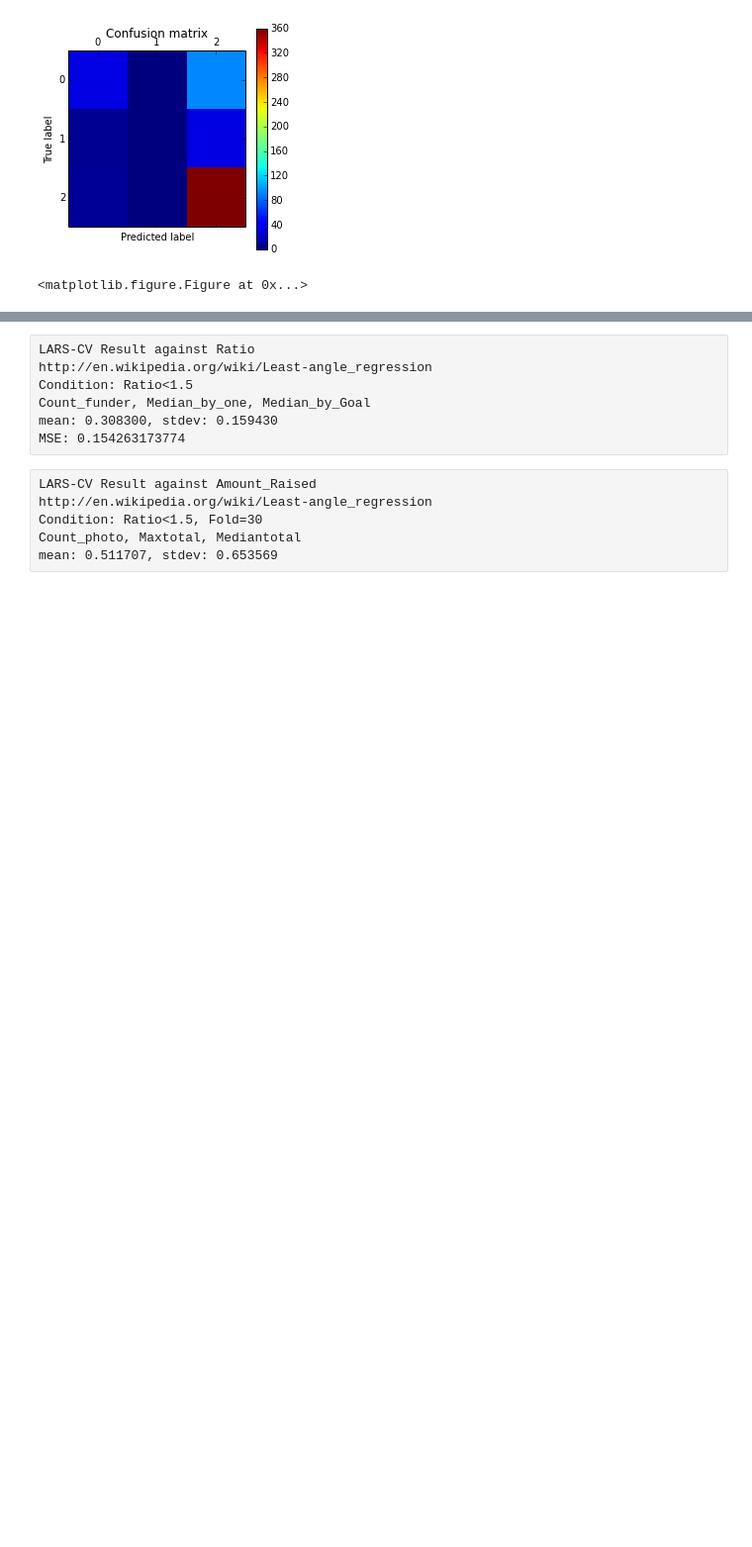
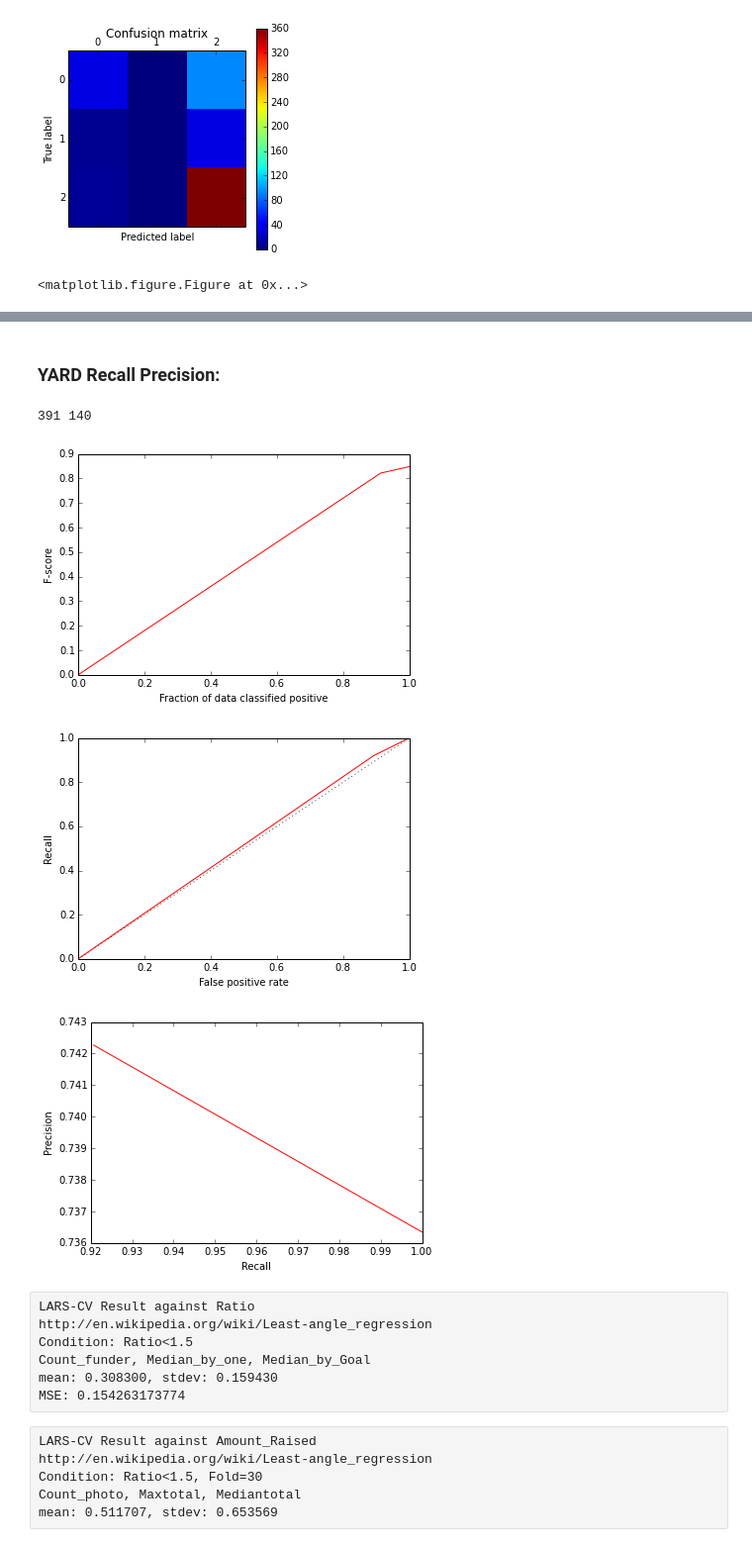
Before and after one commit to sonalisharma/pythonseminar, a Jupyter notebook: FinalProject/Notebooks/Regression_LOGISTIC_Modified.ipynb, the cells around one changed output, grey strips where cells are left out. Shown at 99% size. Drawn from its saved outputs; the diff is of its cells as text; code cells hidden in the pictures; blank space fills up the shorter version.

Commit message:
F-Score-Precision-Recall-ROCCurve plots

```diff
--- a/FinalProject/Notebooks/Regression_LOGISTIC_Modified.ipynb
+++ b/FinalProject/Notebooks/Regression_LOGISTIC_Modified.ipynb
@@ -341,3 +339,28 @@ SyntaxError: invalid syntax (<ipython-input-442-aef1040b895e>, line 2)
+# %% [markdown]
+### YARD Recall Precision:
+# %%
+import yard
+res=[]
+for i in range(len(Y_test)):
+    if Y_lr_pred[i]==Y_test[i]:
+        res.append((Y_lr_pred[i],1))
+    else:
+        res.append((Y_lr_pred[i],0))
+res=np.asarray(res)
+res
+x1=yard.FScoreCurve(res)
+x1.show()
+x2=yard.BinaryClassifierData(res)
+print x2.total_positives, x2.total_negatives
+x3=yard.ROCCurve(res)
+x3.show()
+x4=yard.PrecisionRecallCurve(res)
+x4.show()
+# %% [output]
+391 140
+[figure, added]
+[figure, added]
+[figure, added]
 # %% [raw]
 LARS-CV Result against Ratio
 http://en.wikipedia.org/wiki/Least-angle_regression
```
Also changed, not shown: parts of 3 cells of this notebook.
